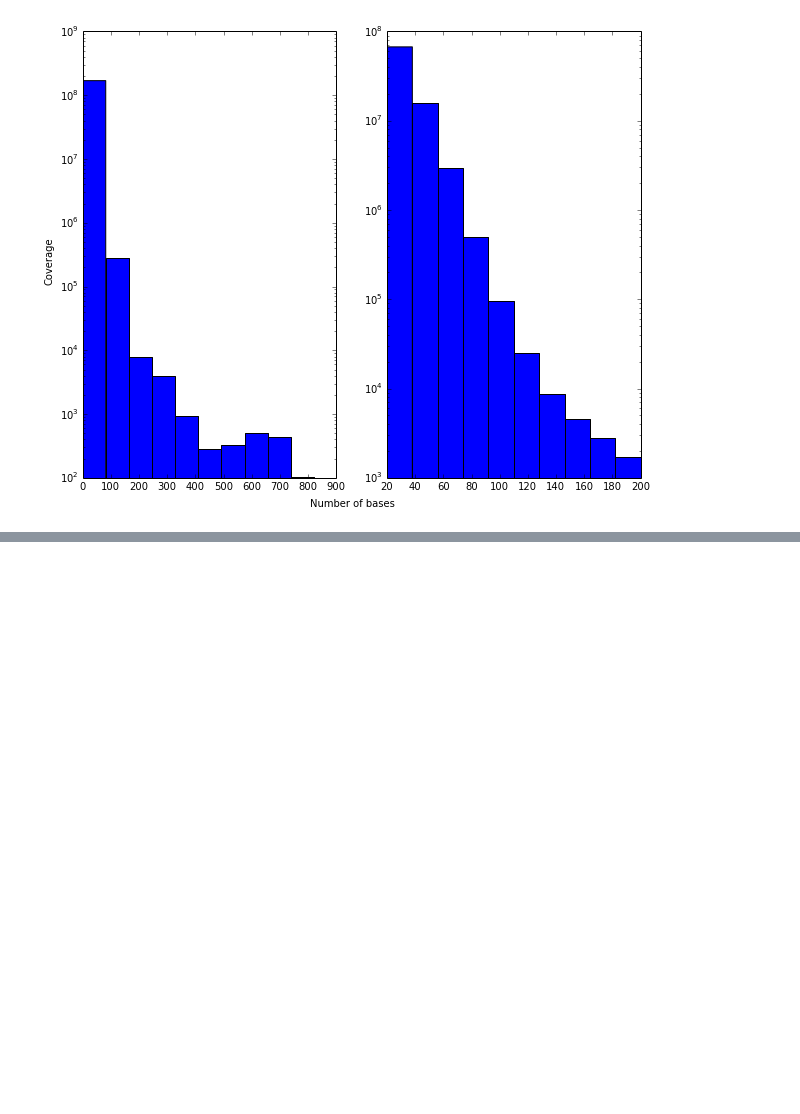
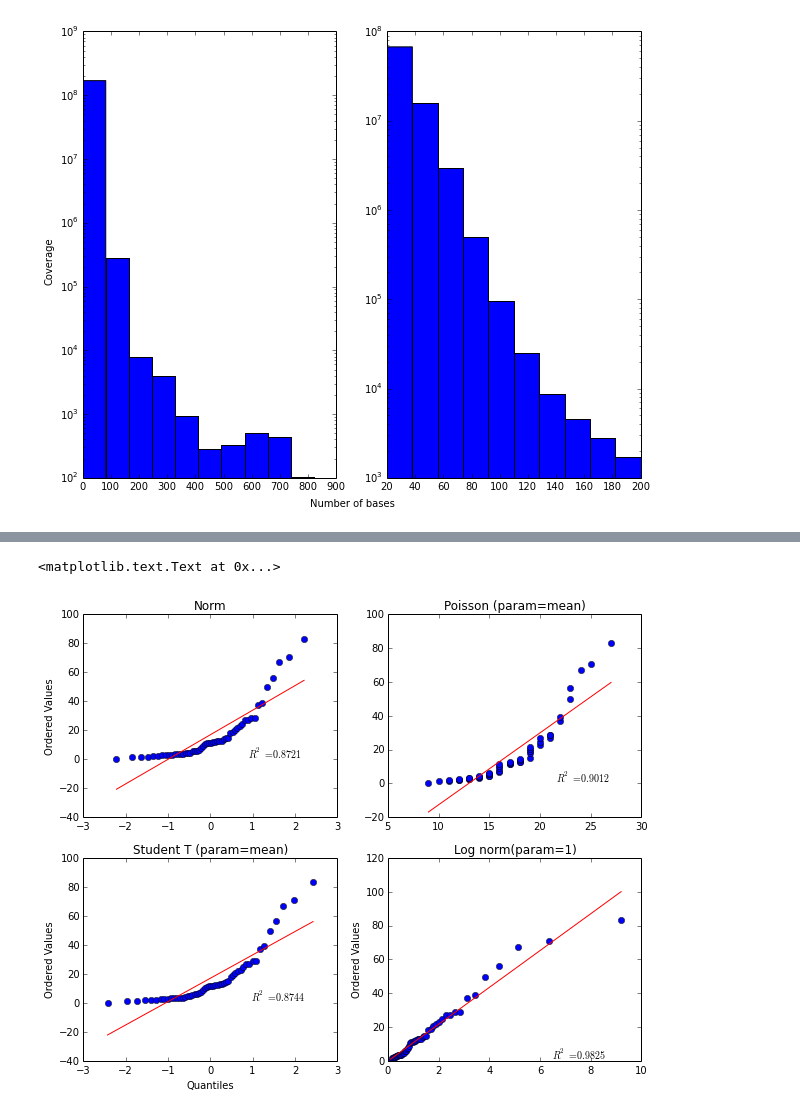
Before and after one commit to inodb/masmvali-publication, a Jupyter notebook: notebooks/LIMS1884-filtered-pairs-assemblies.ipynb, the cells around one changed output, grey strips where cells are left out. Cells and saved outputs as stored; diff of their text form; code cells hidden in the pictures; blank space fills up the shorter version.

```diff
--- a/notebooks/LIMS1884-filtered-pairs-assemblies.ipynb
+++ b/notebooks/LIMS1884-filtered-pairs-assemblies.ipynb
@@ -426,0 +442,20 @@ f.text(0.08, 0.5, 'Coverage', ha='center', va='center', rotation='vertical')
+# %%
+%matplotlib inline
+mpl.rcParams['figure.figsize'] = 10, 8
+
+f, axes = plt.subplots(2, 2)
+((osm, osr), (slope, intercept, r))  = scipy.stats.probplot(uneven_filt_ref["cov"], dist="norm", plot=axes[0][0])
+axes[0][0].set_title("Norm")
+axes[0][0].set_xlabel("")
+((osm, osr), (slope, intercept, r))  = scipy.stats.probplot(uneven_filt_ref["cov"], dist="poisson", sparams=(uneven_filt_ref["cov"].mean(),), plot=axes[0][1])
+axes[0][1].set_title("Poisson (param=mean)")
+axes[0][1].set_xlabel("")
+axes[0][1].set_ylabel("")
+((osm, osr), (slope, intercept, r))  = scipy.stats.probplot(uneven_filt_ref["cov"], dist="t", sparams=(uneven_filt_ref["cov"].mean(),), plot=axes[1][0])
+axes[1][0].set_title("Student T (param=mean)")
+((osm, osr), (slope, intercept, r))  = scipy.stats.probplot(uneven_filt_ref["cov"], dist="lognorm", sparams=(1,), plot=axes[1][1])
+axes[1][1].set_title("Log norm(param=1)")
+axes[1][1].set_xlabel("")
+# %% [output]
+<matplotlib.text.Text at 0x...>
+[figure, added]
```
Also changed, not shown: parts of 4 cells of this notebook.
